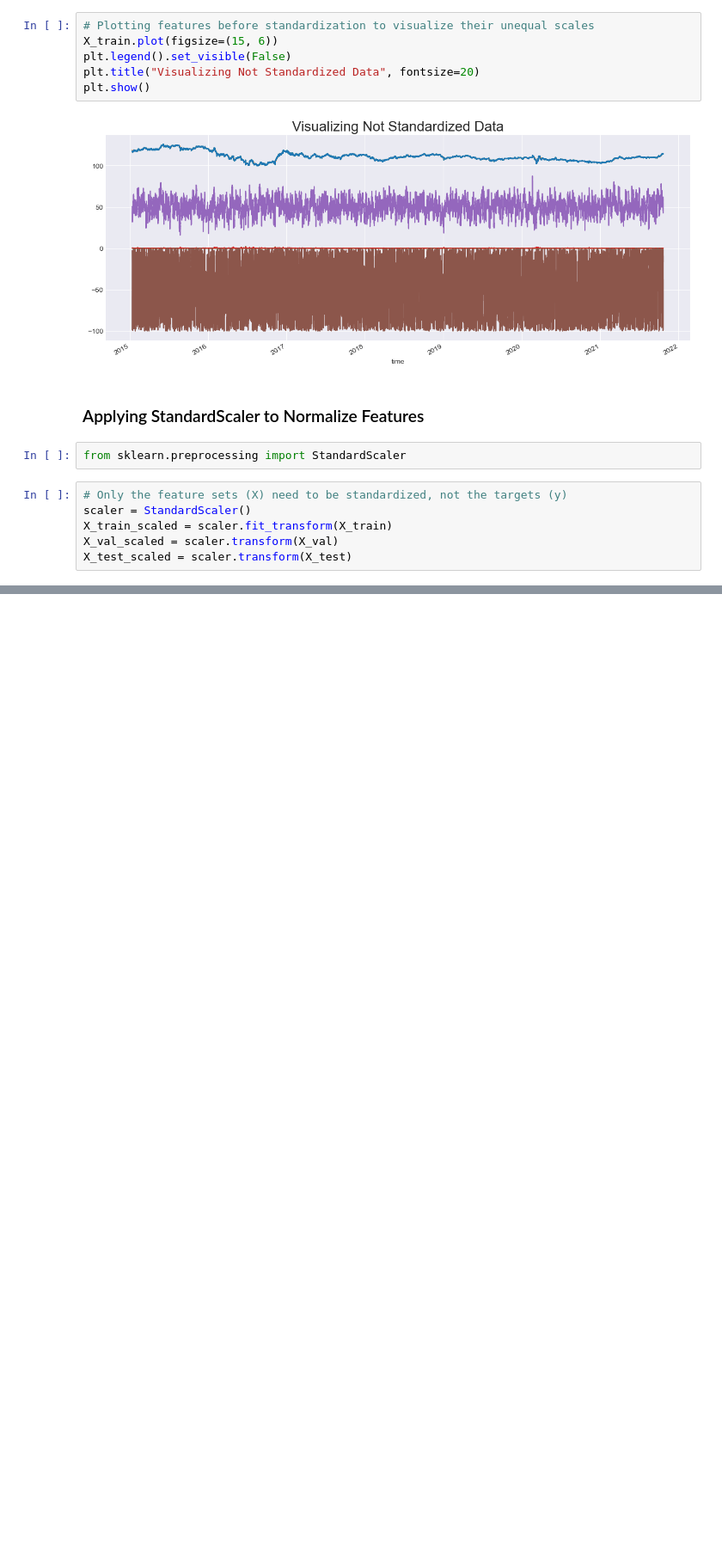
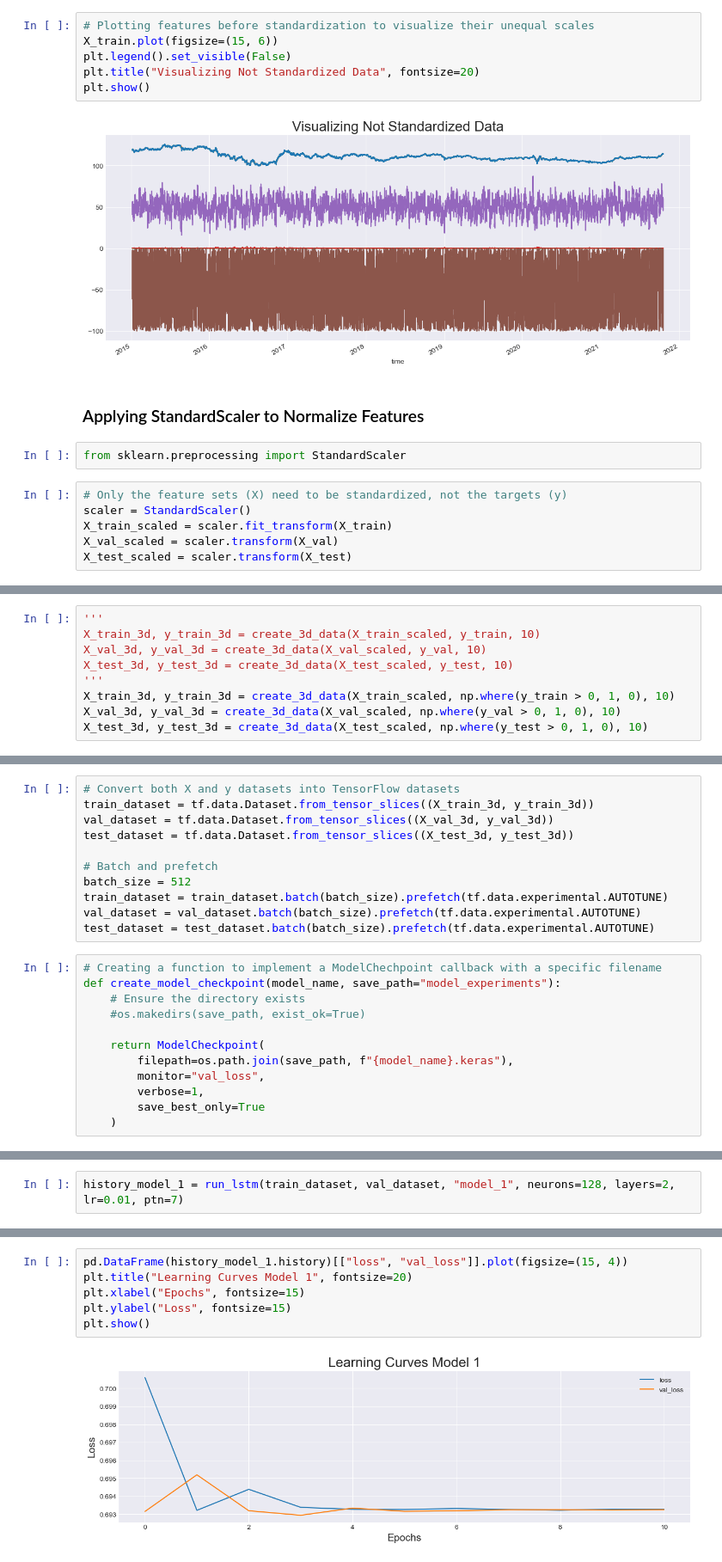
Before and after one commit to YarosInter/Time-Series-LSTM-Neural-Network, a Jupyter notebook: Classifier_LSTM_Neural_Network.ipynb, the cells around one changed output, grey strips where cells are left out. Shown: that part at 86% size. Cells and saved outputs as stored; diff of their text form; blank space fills up the shorter version.

```diff
--- a/Classifier_LSTM_Neural_Network.ipynb
+++ b/Classifier_LSTM_Neural_Network.ipynb
@@ -141,0 +160,9 @@ plt.show()
+# %%
+'''
+X_train_3d, y_train_3d = create_3d_data(X_train_scaled, y_train, 10)
+X_val_3d, y_val_3d = create_3d_data(X_val_scaled, y_val, 10)
+X_test_3d, y_test_3d = create_3d_data(X_test_scaled, y_test, 10)
+'''
+X_train_3d, y_train_3d = create_3d_data(X_train_scaled, np.where(y_train > 0, 1, 0), 10)
+X_val_3d, y_val_3d = create_3d_data(X_val_scaled, np.where(y_val > 0, 1, 0), 10)
+X_test_3d, y_test_3d = create_3d_data(X_test_scaled, np.where(y_test > 0, 1, 0), 10)
@@ -141,0 +220,23 @@ plt.show()
+# %%
+# Convert both X and y datasets into TensorFlow datasets
+train_dataset = tf.data.Dataset.from_tensor_slices((X_train_3d, y_train_3d))
+val_dataset = tf.data.Dataset.from_tensor_slices((X_val_3d, y_val_3d))
+test_dataset = tf.data.Dataset.from_tensor_slices((X_test_3d, y_test_3d))
+
+# Batch and prefetch
+batch_size = 512
+train_dataset = train_dataset.batch(batch_size).prefetch(tf.data.experimental.AUTOTUNE)
+val_dataset = val_dataset.batch(batch_size).prefetch(tf.data.experimental.AUTOTUNE)
+test_dataset = test_dataset.batch(batch_size).prefetch(tf.data.experimental.AUTOTUNE)
+# %%
+# Creating a function to implement a ModelChechpoint callback with a specific filename
+def create_model_checkpoint(model_name, save_path="model_experiments"):
+    # Ensure the directory exists
+    #os.makedirs(save_path, exist_ok=True)
+
+    return ModelCheckpoint(
+        filepath=os.path.join(save_path, f"{model_name}.keras"),
+        monitor="val_loss",
+        verbose=1,
+        save_best_only=True
+    )
@@ -141,0 +285,2 @@ plt.show()
+# %%
+history_model_1 = run_lstm(train_dataset, val_dataset, "model_1", neurons=128, layers=2, lr=0.01, ptn=7)
@@ -141,0 +335,8 @@ plt.show()
+# %%
+pd.DataFrame(history_model_1.history)[["loss", "val_loss"]].plot(figsize=(15, 4))
+plt.title("Learning Curves Model 1", fontsize=20)
+plt.xlabel("Epochs", fontsize=15)
+plt.ylabel("Loss", fontsize=15)
+plt.show()
+# %% [output]
+[figure, added]
```
Also changed, not shown: parts of 27 cells of this notebook, 6 other files.
